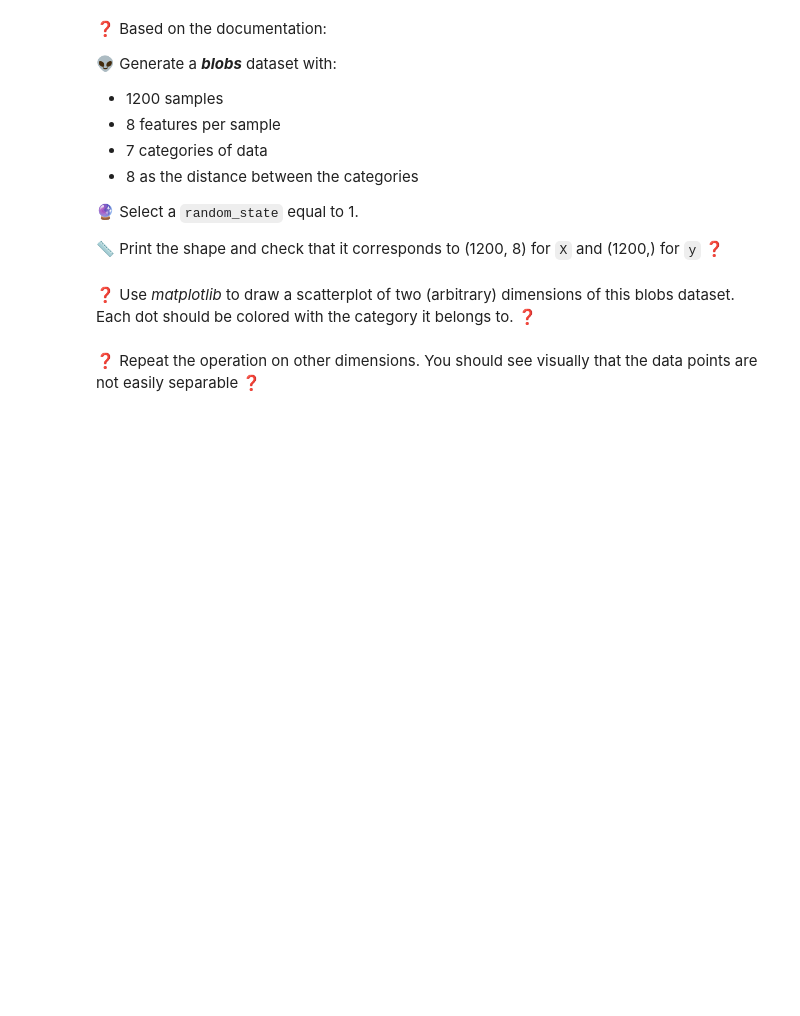
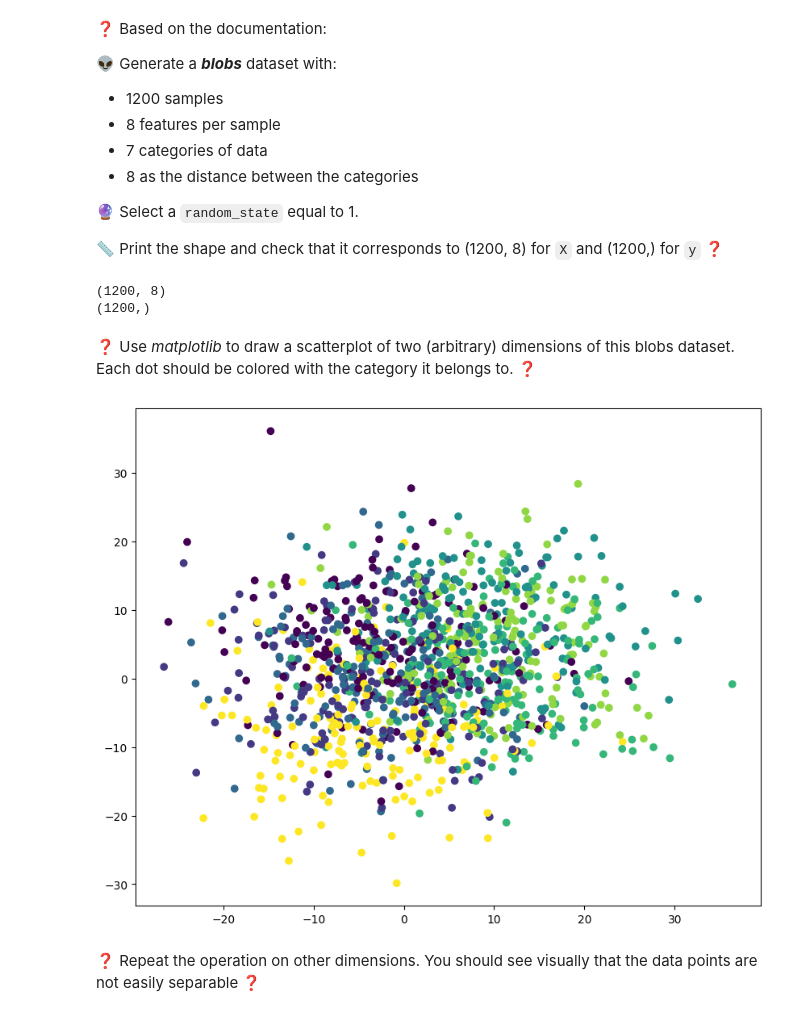
Before and after one commit to yuling027/data-multiclass-classification, a Jupyter notebook: multiclass_classification.ipynb, the cells around one changed output. Saved outputs shown, nothing was run; the diff lists cells and outputs as text; code cells hidden in the pictures; blank space fills up the shorter version.

```diff
--- a/multiclass_classification.ipynb
+++ b/multiclass_classification.ipynb
@@ -35,2 +33,11 @@
+# %%
+# YOUR CODE HERE
+from sklearn.datasets import make_blobs
+X, y = make_blobs(n_samples=1200, n_features=8, centers=7, cluster_std=8, random_state=1)
+print(X.shape)
+print(y.shape)
+# %% [output]
+(1200, 8)
+(1200,)
 # %% [markdown]
 ❓ Use _matplotlib_ to draw a scatterplot of two (arbitrary) dimensions of this blobs dataset. Each dot should be colored with the category it belongs to. ❓
@@ -39,2 +44,10 @@
+# %%
+# YOUR CODE HERE
+import matplotlib.pyplot as plt
+
+plt.figure(figsize=(10, 8))
+scatter = plt.scatter(X[:, 0], X[:, 1], c=y)
+# %% [output]
+[figure, added]
 # %% [markdown]
 ❓ Repeat the operation on other dimensions. You should see visually that the data points are not easily separable ❓
```
Also changed, not shown: parts of 25 cells of this notebook.
